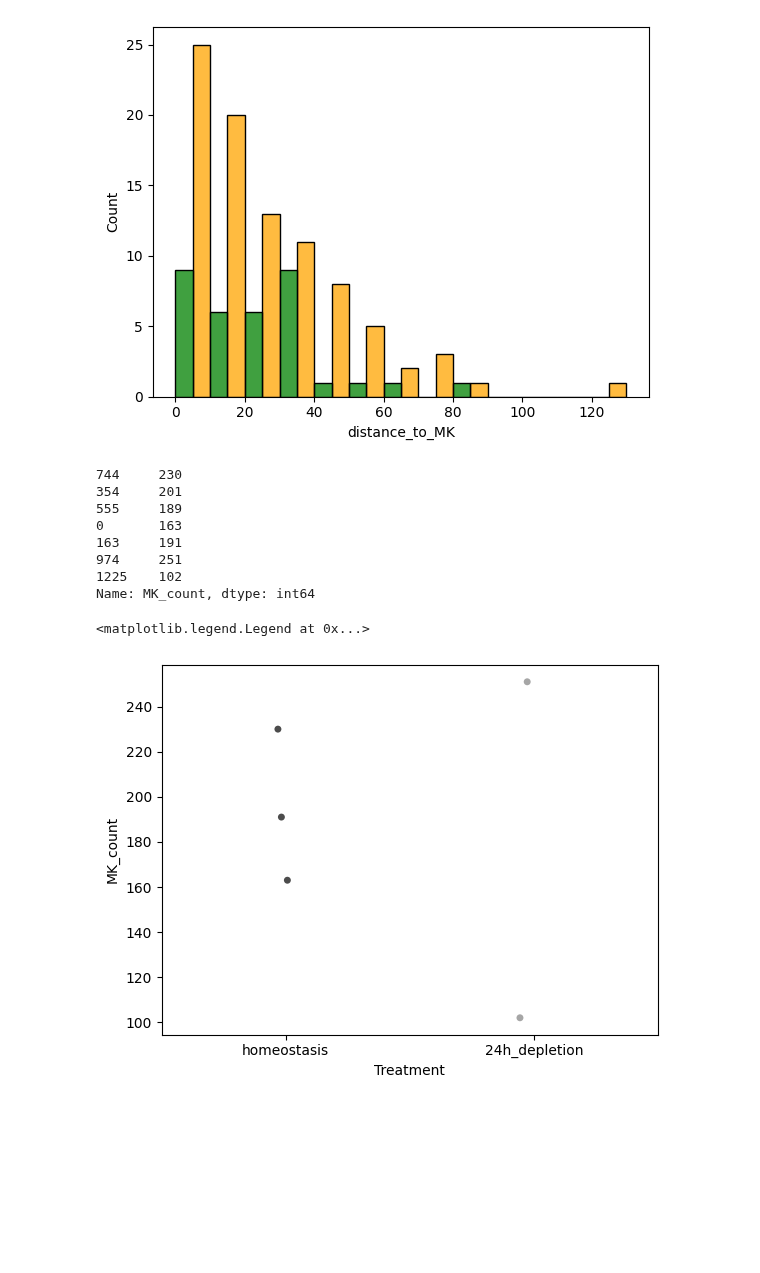
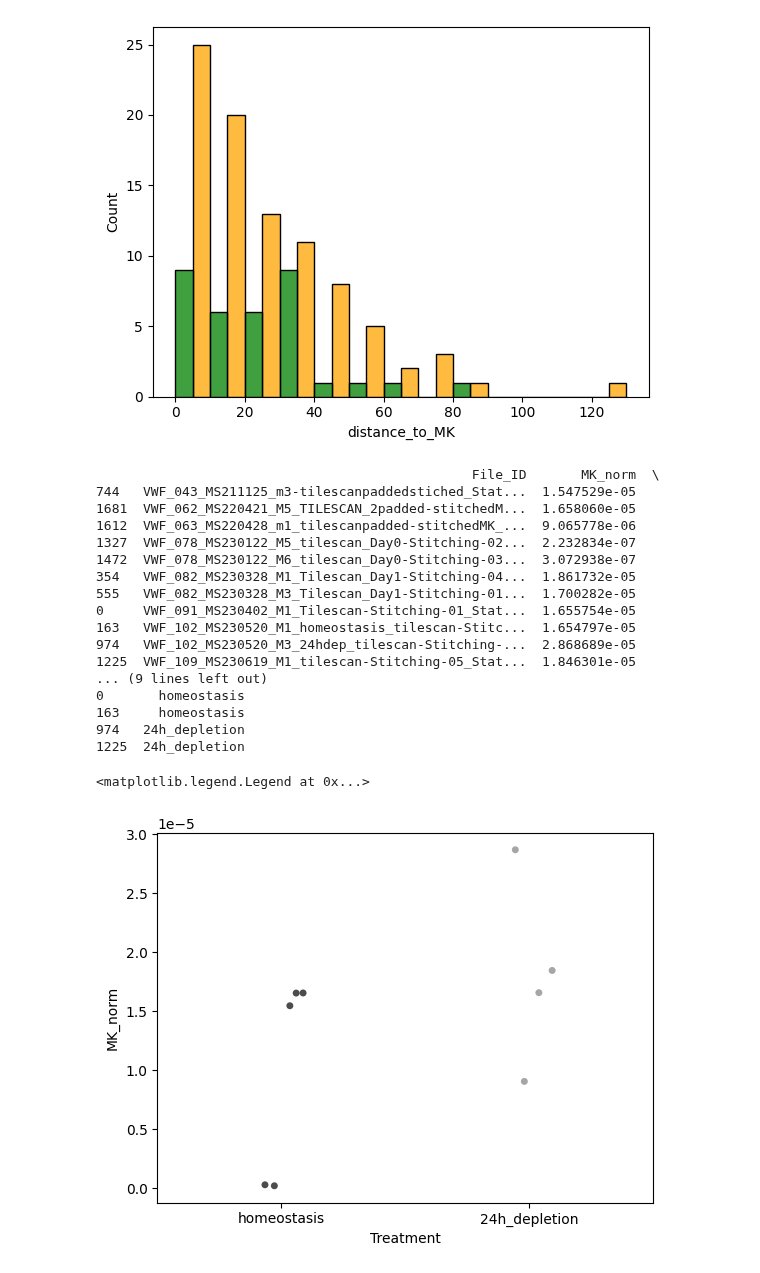
Before and after one commit to Mas515/Image_analysis, a Jupyter notebook: IVMtilescans_plot.ipynb, the cells around one changed output. Cells and saved outputs as stored; diff of their text form; code cells hidden in the pictures; blank space fills up the shorter version.

Commit message:
added how to concatenate Imaris output

```diff
--- a/IVMtilescans_plot.ipynb
+++ b/IVMtilescans_plot.ipynb
@@ -646,46 +646,90 @@ sns.histplot(data, x="distance_to_MK", hue="Hoxb5_status_corrected", palette=['g
 # %%
 ###IMARIS MK MEASUREMENTS
 
-data=pd.read_csv('/Users/secchim/Documents/Experiments/Imaris_aged_IVM_tilescans/MK_measurements.csv', index_col=None, header=0)
+data=pd.read_csv('/Users/secchim/Documents/Experiments/distance analysis/MK_measurements.csv', index_col=None, header=0)
 # data=data[data['Treatment']=='homeostasis']
 
 # for r,b, in data.iterrows():
 #     if data.loc[r,'Volume']>100000:
 #         data.loc[r,'Volume']=None
 
 # # sns.histplot(data, x="Volume", hue="Treatment", palette=['blue','red'], hue_order=('homeostasis','ageing'), legend=False, binwidth=1000, multiple="dodge")
 
 # sns.histplot(data, x="Sphericity", hue="Treatment", palette=['blue','red'], hue_order=('homeostasis','ageing'), legend=False, binwidth=0.1, multiple="dodge")
 
 # # g=(sns.stripplot(x=("Treatment"),hue='File_ID', y="Volume", data=data, alpha=0.3), sns.violinplot(x=("Treatment"), hue='File_ID', y="Volume", data=data, showfliers = False, palette=['green','orange']))
 # # plt.legend(title='Cell type', loc='upper center', labels=['Hoxb5+Vwf+', 'Hoxb5+Vwf-'])
 # # plt.legend([], [], frameon=False)
 # # g[1].set(ylabel='MK volume (µm3)')
 # # g[1].set(ylim=(0,150000))
 # # plt.show(g)
 
+
+# ###MK count
 grouped=data.groupby(['File_ID'])
 dflist=[]
 for i, newdf in grouped:
     newdf['MK_count']=newdf.shape[0]
+    newdf['total_vol']=newdf['Volume Outside'].max()
+    newdf['MK_norm']=newdf['MK_count']/newdf['total_vol']
     dflist.append(newdf)
 datab=pd.concat(dflist)
-datab=datab[['File_ID','MK_count','Treatment']].drop_duplicates()
-print(datab['MK_count'])
+# datab=datab[['File_ID','MK_count','Treatment']].drop_duplicates()
+datab=datab[['File_ID','MK_norm','Treatment']].drop_duplicates()
+print(datab)
+# print(datab['MK_count'])
 datab=datab[datab['Treatment']!='ageing']
 
-g=sns.stripplot(x=("Treatment"), hue='Treatment', y="MK_count", data=datab, alpha=0.7, palette=['black','grey'], hue_order=('homeostasis','24h_depletion'))
+g=sns.stripplot(x=("Treatment"), hue='Treatment', y="MK_norm", data=datab, alpha=0.7, palette=['black','grey'], hue_order=('homeostasis','24h_depletion'))
 # plt.legend(title='Cell type', loc='upper center', labels=['Hoxb5+Vwf+', 'Hoxb5+Vwf-'])
 plt.legend([], [], frameon=False)
 # g[1].set(ylabel='MK count')
+
+###MK volume
+
+# datab=data[['File_ID','Volume','Treatment']]
+# datab=datab[datab['Treatment']!='ageing']
+# datab=datab[datab['Volume']>33510]
+# datab=datab[datab['Volume']<268083]
+
+# g=sns.stripplot(x=("Treatment"), hue='Treatment', y="Volume", data=datab, alpha=0.7, palette=['black','grey'], hue_order=('homeostasis','24h_depletion'))
+# # plt.legend(title='Cell type', loc='upper center', labels=['Hoxb5+Vwf+', 'Hoxb5+Vwf-'])
+# plt.legend([], [], frameon=False)
+# g.set(ylabel='MK volume (µm3)')
+
+###MK mean volume
+
+# grouped=data.groupby(['File_ID'])
+# dflist=[]
+# for i, newdf in grouped:
+#     newdf['mean_vol']=newdf['Volume'].mean()
+#     dflist.append(newdf)
+# datab=pd.concat(dflist)
+# datab=datab[['File_ID','mean_vol','Treatment']].drop_duplicates()
+# print(datab['mean_vol'])
+# datab=datab[datab['Treatment']!='ageing']
+
+# g=sns.stripplot(x=("Treatment"), hue='Treatment', y="mean_vol", data=datab, alpha=0.7, palette=['black','grey'], hue_order=('homeostasis','24h_depletion'))
+# # plt.legend(title='Cell type', loc='upper center', labels=['Hoxb5+Vwf+', 'Hoxb5+Vwf-'])
+# plt.legend([], [], frameon=False)
+# g.set(ylabel='MK mean volume (µm3)')
 # %% [output]
-744     230
-354     201
-555     189
-0       163
-163     191
-974     251
-1225    102
-Name: MK_count, dtype: int64
+                                                File_ID       MK_norm  \
+744   VWF_043_MS211125_m3-tilescanpaddedstiched_Stat...  1.547529e-05
+1681  VWF_062_MS220421_M5_TILESCAN_2padded-stitchedM...  1.658060e-05
+1612  VWF_063_MS220428_m1_tilescanpadded-stitchedMK_...  9.065778e-06
+1327  VWF_078_MS230122_M5_tilescan_Day0-Stitching-02...  2.232834e-07
+1472  VWF_078_MS230122_M6_tilescan_Day0-Stitching-03...  3.072938e-07
+354   VWF_082_MS230328_M1_Tilescan_Day1-Stitching-04...  1.861732e-05
+555   VWF_082_MS230328_M3_Tilescan_Day1-Stitching-01...  1.700282e-05
+0     VWF_091_MS230402_M1_Tilescan-Stitching-01_Stat...  1.655754e-05
+163   VWF_102_MS230520_M1_homeostasis_tilescan-Stitc...  1.654797e-05
+974   VWF_102_MS230520_M3_24hdep_tilescan-Stitching-...  2.868689e-05
+1225  VWF_109_MS230619_M1_tilescan-Stitching-05_Stat...  1.846301e-05
+... (9 lines left out)
+0       homeostasis
+163     homeostasis
+974   24h_depletion
+1225  24h_depletion
 <matplotlib.legend.Legend at 0x...>
-[figure, old version]
+[figure, new version]
```
Also changed, not shown: parts of 1 cell of this notebook.
